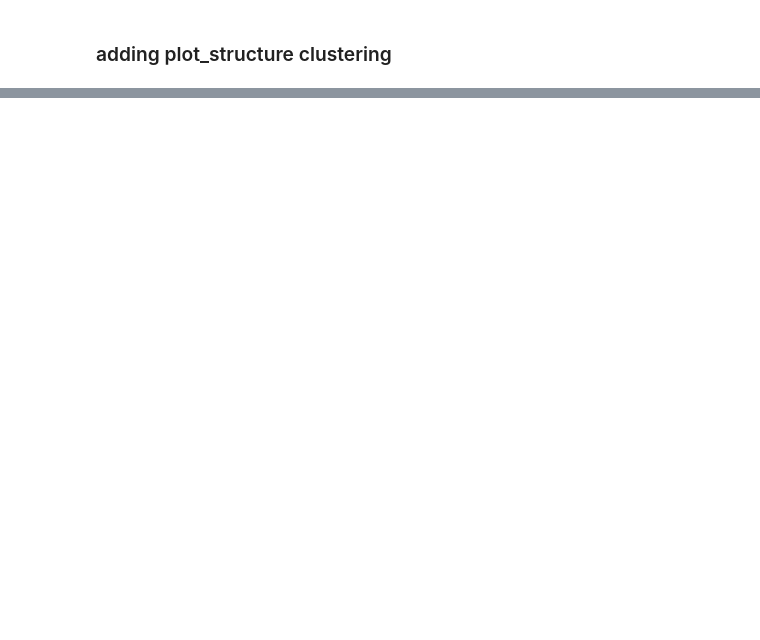
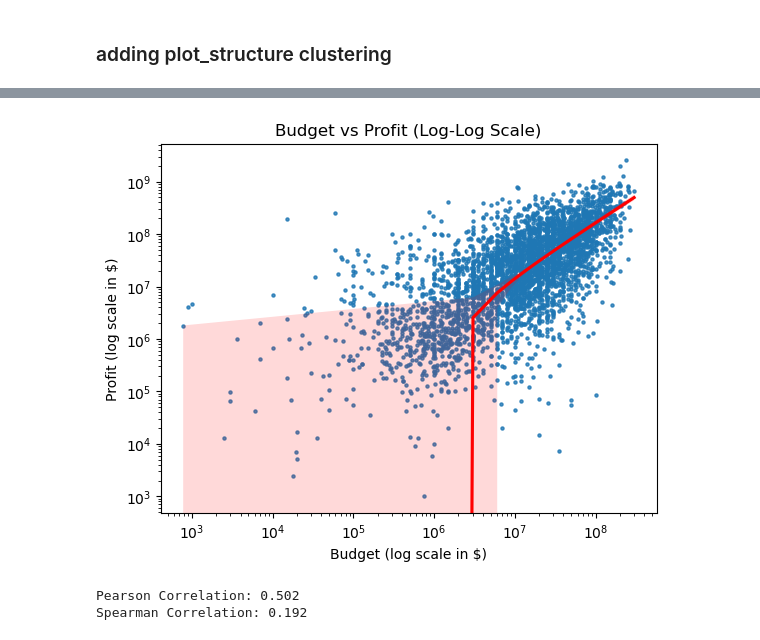
Before and after one commit to arthurEpfl/CMU_MovieCorpus_Data_Analysis, a Jupyter notebook: src/regression.ipynb, the cells around one changed output, grey strips where cells are left out. Saved outputs shown, nothing was run; the diff lists cells and outputs as text; code cells hidden in the pictures; blank space fills up the shorter version.

```diff
--- a/src/regression.ipynb
+++ b/src/regression.ipynb
@@ -383,0 +295,21 @@ Index(['wikipedia_movie_id', 'freebase_movie_id', 'movie_name',
+# %%
+# plot budget vs profit in log-log scale
+sns.regplot(x=movies_budget['budget'], y=movies_budget['profit'], scatter_kws={'s': 5}, line_kws={'color': 'red'})
+plt.xscale('log')
+plt.yscale('log')
+plt.xlabel('Budget (log scale in $)')
+plt.ylabel('Profit (log scale in $)')
+plt.title('Budget vs Profit (Log-Log Scale)')
+plt.show()
+# %% [output]
+[figure, added]
+# %%
+# Compute Pearson and Spearman correlations
+pearson_corr = movies_budget['budget'].corr(movies_budget['profit'], method='pearson')
+spearman_corr = movies_budget['budget'].corr(movies_budget['profit'], method='spearman')
+
+print(f"Pearson Correlation: {pearson_corr:.3f}")
+print(f"Spearman Correlation: {spearman_corr:.3f}")
+# %% [output]
+Pearson Correlation: 0.502
+Spearman Correlation: 0.192
```
Also changed, not shown: parts of 40 cells of this notebook, 1 other file.
